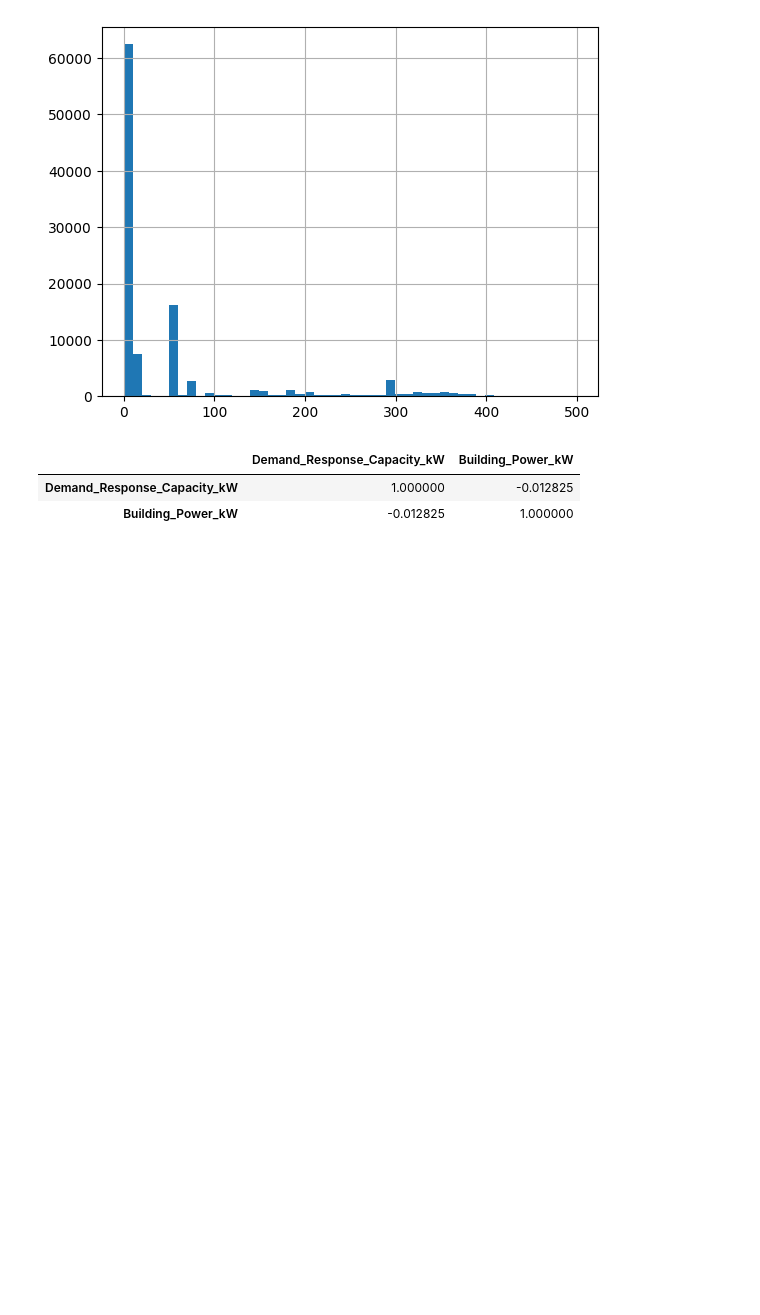
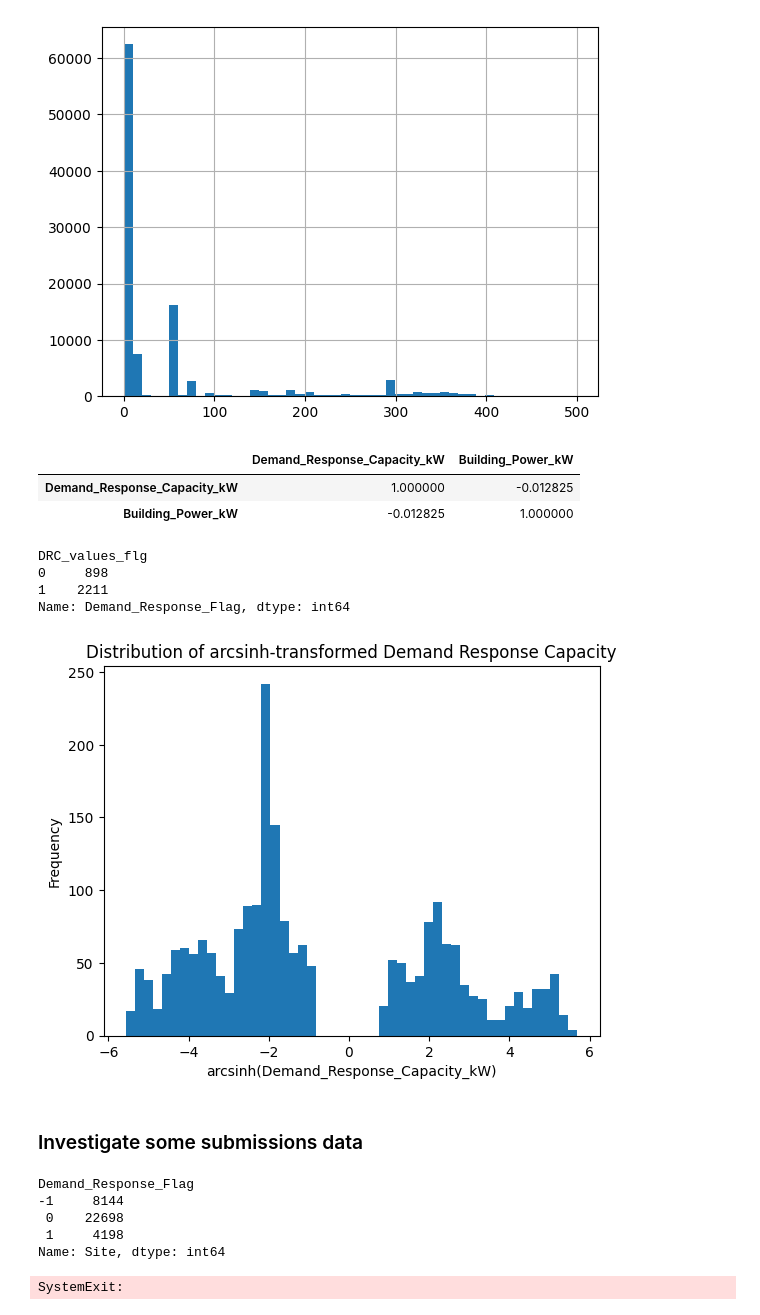
Before and after one commit to truongbnguyen88/nrg_hackathon_sept2025, a Jupyter notebook: data_investigation.ipynb, the cells around one changed output. Cells and saved outputs as stored; diff of their text form; code cells hidden in the pictures; blank space fills up the shorter version.

```diff
--- a/phase1_data_investigation.ipynb
+++ b/data_investigation.ipynb
@@ -65,3 +65,43 @@ train_data[['Demand_Response_Capacity_kW','Building_Power_kW']].corr()
 |  | Demand_Response_Capacity_kW | Building_Power_kW |
 | Demand_Response_Capacity_kW | 1.000000 | -0.012825 |
 | Building_Power_kW | -0.012825 | 1.000000 |
+# %%
+df = train_data[
+    train_data['Demand_Response_Flag'] != 0
+].copy(deep=True)
+df = df[['Demand_Response_Flag','Demand_Response_Capacity_kW']].copy(deep=True)
+condition = df['Demand_Response_Capacity_kW'].abs() > 1
+df['DRC_values_flg'] = np.where(condition, 1, 0)
+df.groupby('DRC_values_flg')['Demand_Response_Flag'].count()
+# %% [output]
+DRC_values_flg
+0     898
+1    2211
+Name: Demand_Response_Flag, dtype: int64
+# %%
+y = np.arcsinh(df[condition]['Demand_Response_Capacity_kW'].values)
+plt.hist(y, bins=50)
+plt.xlabel('arcsinh(Demand_Response_Capacity_kW)')
+plt.ylabel('Frequency')
+plt.title('Distribution of arcsinh-transformed Demand Response Capacity')
+plt.show()
+# %% [output]
+[figure, added]
+# %% [markdown]
+### Investigate some submissions data
+# %%
+df_submission = pd.read_csv(os.path.join('submissions', 'best_submission.csv'))
+df_submission.groupby(['Demand_Response_Flag'])['Site'].count()
+# so looks like class -1 count should be around 6500 - 8000
+#               class  0 count should be around 23k  - 24k
+#               class  1 count should be around 3k - 4k
+# %% [output]
+Demand_Response_Flag
+-1     8144
+ 0    22698
+ 1     4198
+Name: Site, dtype: int64
+# %%
+sys.exit()
+# %% [output]
+SystemExit:
```
Also changed, not shown: parts of 5 cells of this notebook, 10 other files.
